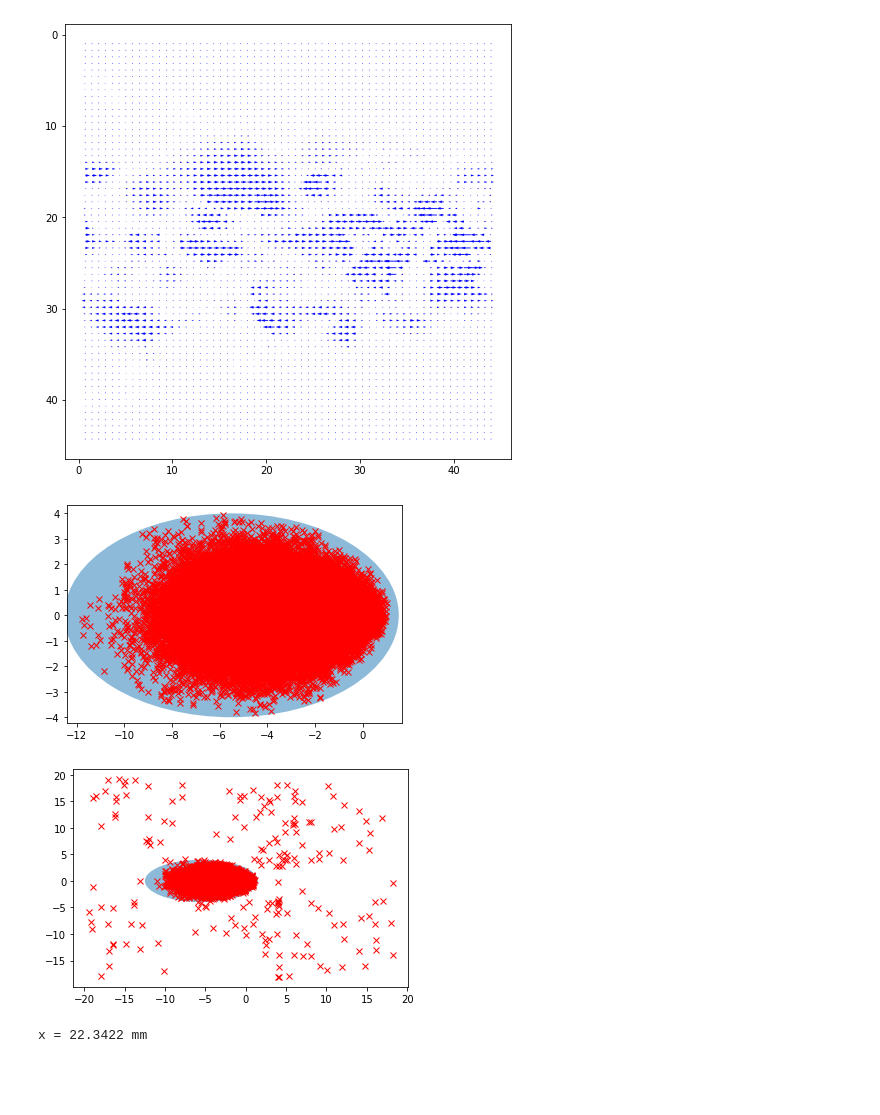
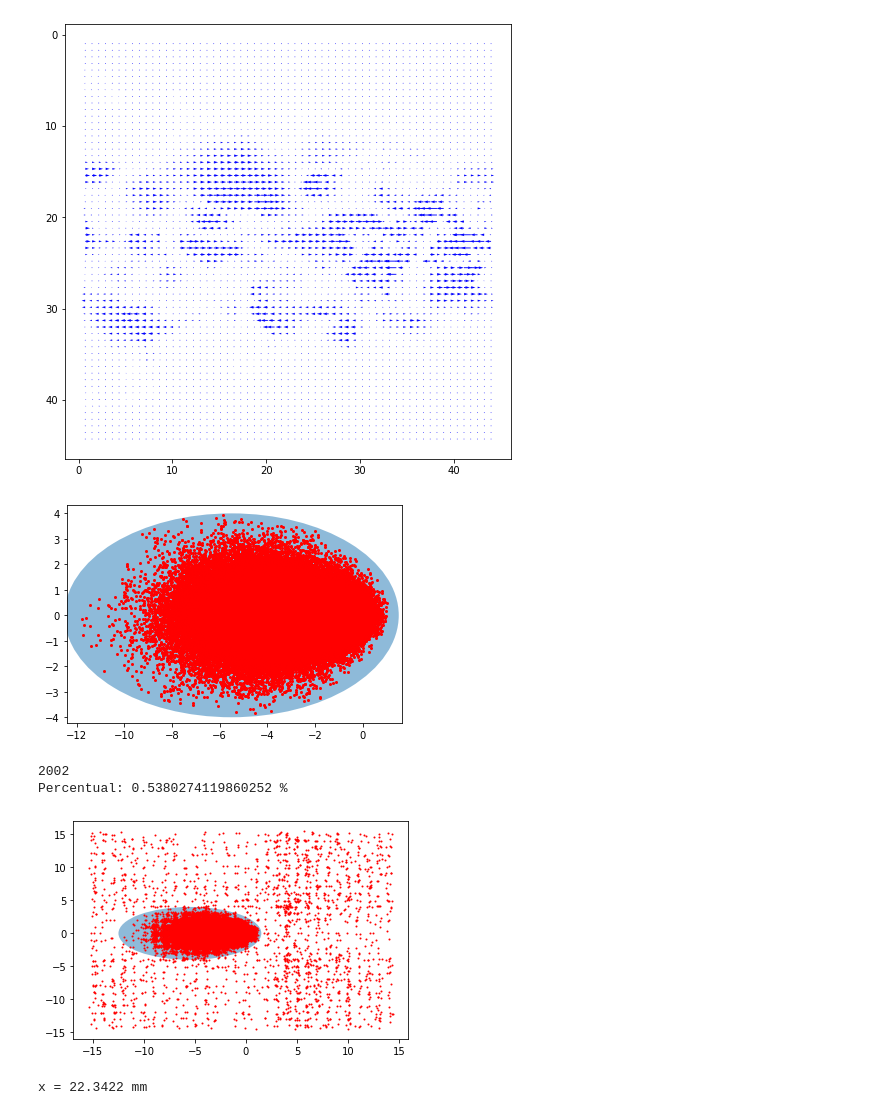
Before and after one commit to 20edo/PIV, a Jupyter notebook: Notebooks/Similarity_fluctuations.ipynb, the cells around one changed output. Saved outputs shown, nothing was run; the diff lists cells and outputs as text; code cells hidden in the pictures; blank space fills up the shorter version.

```diff
--- a/Notebooks/Similarity_fluctuations.ipynb
+++ b/Notebooks/Similarity_fluctuations.ipynb
@@ -9,6 +9,9 @@ from statistics import stdev
 import matplotlib.pyplot as plt
 from openpiv import tools, pyprocess, validation, filters, scaling
 from matplotlib.patches import Ellipse
+# %%
+u_thresholds = (-5.5,7)
+v_thresholds = (0,4)
 # %%
 folder = '/home/matteo/PIV/PIV'
 
@@ -218,26 +224,33 @@ tools.display_vector_field( folder + '/Vector_field/' + 'test_turbulence.txt' ,
 delta_px_x = u_tot*scaling_factor*0.0012
 delta_px_y = v_tot*scaling_factor*0.0012
 
+
 ax = plt.axes()
-ax.plot(delta_px_x.flatten(),delta_px_y.flatten(),'xr')
-ells = Ellipse(xy=(-5.5,0), width=14, height=8, angle=0, alpha = 0.5)
+ax.plot(delta_px_x.flatten(),delta_px_y.flatten(),'or',markersize=2)
+ells = Ellipse(xy=(u_thresholds[0],v_thresholds[0]), width=2*u_thresholds[1], height=2*v_thresholds[1], angle=0, alpha = 0.5)
 ax.add_patch(ells)
 plt.show()
 
 MAX = np.amax(abs(u_prime))
 # %% [output]
-[figure, old version]
+[figure, new version]
 # %%
 delta_px_x_dirty = u_tot_dirty*scaling_factor*0.0012
 delta_px_y_dirty = v_tot_dirty*scaling_factor*0.0012
+ind = ((((delta_px_x_dirty-u_thresholds[0])/u_thresholds[1])**2 + ((delta_px_y_dirty-v_thresholds[0])/v_thresholds[1])**2) > 1)
+out_ell = np.sum(ind)
+print(out_ell)
+print('Percentual: {} %'.format(out_ell/(n*m)))
 
 ax = plt.axes()
-ax.plot(delta_px_x_dirty.flatten(),delta_px_y_dirty.flatten(),'xr')
-ells = Ellipse(xy=(-5.5,0), width=14, height=8, angle=0, alpha = 0.5)
+ax.plot(delta_px_x_dirty.flatten(),delta_px_y_dirty.flatten(),'or',markersize=1)
+ells = Ellipse(xy=(u_thresholds[0],v_thresholds[0]), width=2*u_thresholds[1], height=2*v_thresholds[1], angle=0, alpha = 0.5)
 ax.add_patch(ells)
 plt.show()
 # %% [output]
+2002
+Percentual: 0.5380274119860252 %
-[figure, old version]
+[figure, new version]
 # %%
 # plotto i profili di similarità delle 100 immagini tutti alla stessa x
 
```
Also changed, not shown: parts of 3 cells of this notebook, 2 other files.
